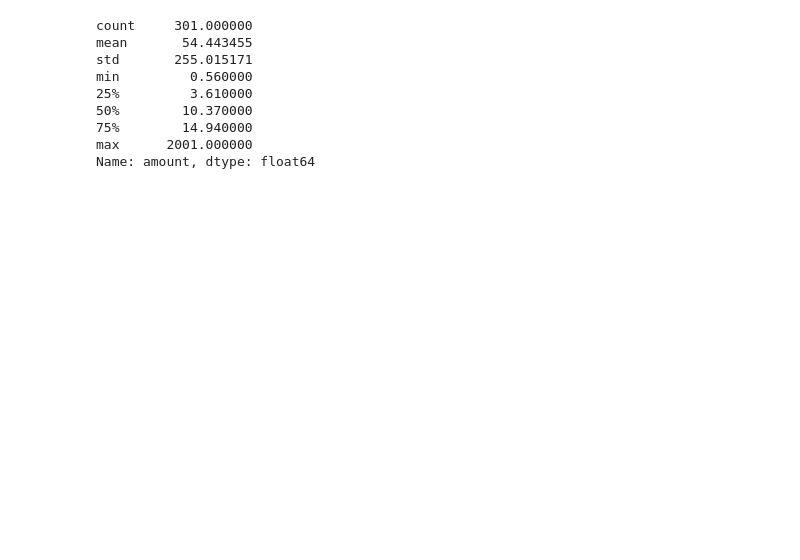
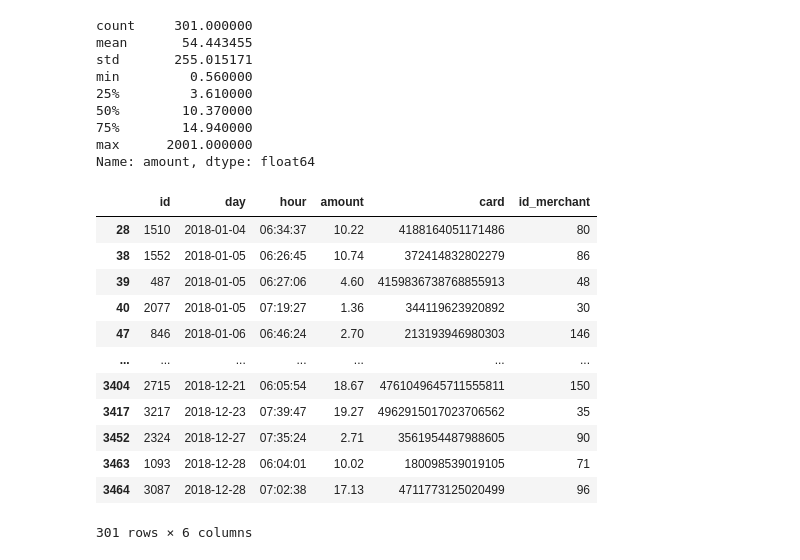
Before and after one commit to sebastianDeLeon/FraudAnalisis, a Jupyter notebook: caso1.ipynb, the cells around one changed output. Cells and saved outputs as stored; diff of their text form; code cells hidden in the pictures; blank space fills up the shorter version.

```diff
--- a/caso1.ipynb
+++ b/caso1.ipynb
@@ -268,3 +261,7 @@ SixToEighTransacs = transaction_df.loc[(transaction_df["hour"]<=time(8,0,0)) & (
+# %%
+#transacciones hechas a altas horas de la mañana
+#transactions made in the early morning
+SixToEighTransacs = transaction_df.loc[(transaction_df["hour"]>=time(6,0,0)) & (transaction_df["hour"]<=time(8,0,0))]
 # %%
 SixToEighTransacs["amount"].describe()
 # %% [output]
@@ -277,5 +274,21 @@ min         0.560000
 75%        14.940000
 max      2001.000000
 Name: amount, dtype: float64
+# %%
+SixToEighTransacs
+# %% [output]
+|  | id | day | hour | amount | card | id_merchant |
+| 28 | 1510 | 2018-01-04 | 06:34:37 | 10.22 | 4188164051171486 | 80 |
+| 38 | 1552 | 2018-01-05 | 06:26:45 | 10.74 | 372414832802279 | 86 |
+| 39 | 487 | 2018-01-05 | 06:27:06 | 4.60 | 4159836738768855913 | 48 |
+| 40 | 2077 | 2018-01-05 | 07:19:27 | 1.36 | 344119623920892 | 30 |
+| 47 | 846 | 2018-01-06 | 06:46:24 | 2.70 | 213193946980303 | 146 |
+| ... | ... | ... | ... | ... | ... | ... |
+| 3404 | 2715 | 2018-12-21 | 06:05:54 | 18.67 | 4761049645711555811 | 150 |
+| 3417 | 3217 | 2018-12-23 | 07:39:47 | 19.27 | 4962915017023706562 | 35 |
+| 3452 | 2324 | 2018-12-27 | 07:35:24 | 2.71 | 3561954487988605 | 90 |
+| 3463 | 1093 | 2018-12-28 | 06:04:01 | 10.02 | 180098539019105 | 71 |
+| 3464 | 3087 | 2018-12-28 | 07:02:38 | 17.13 | 4711773125020499 | 96 |
+301 rows × 6 columns
 # %%
 suspiciusTransac = SixToEighTransacs.loc[(SixToEighTransacs["amount"]<2)]
```
Also changed, not shown: parts of 17 cells of this notebook.
